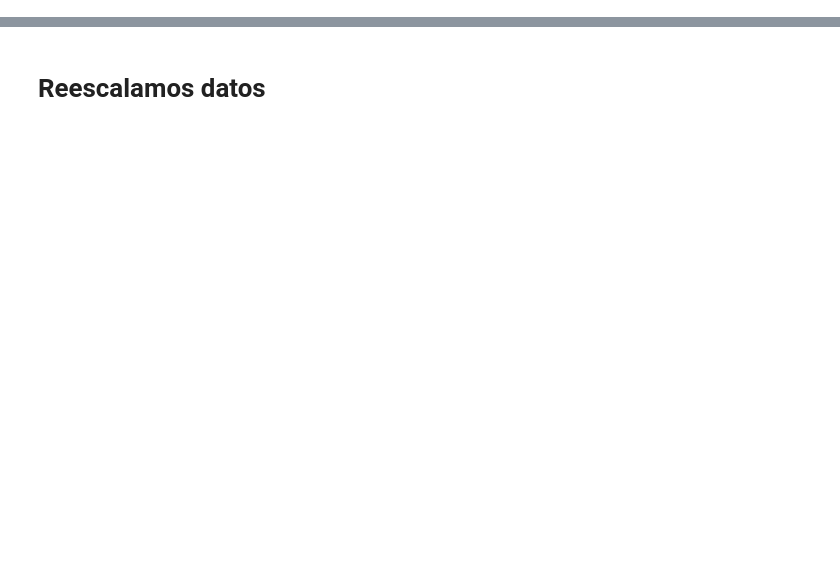
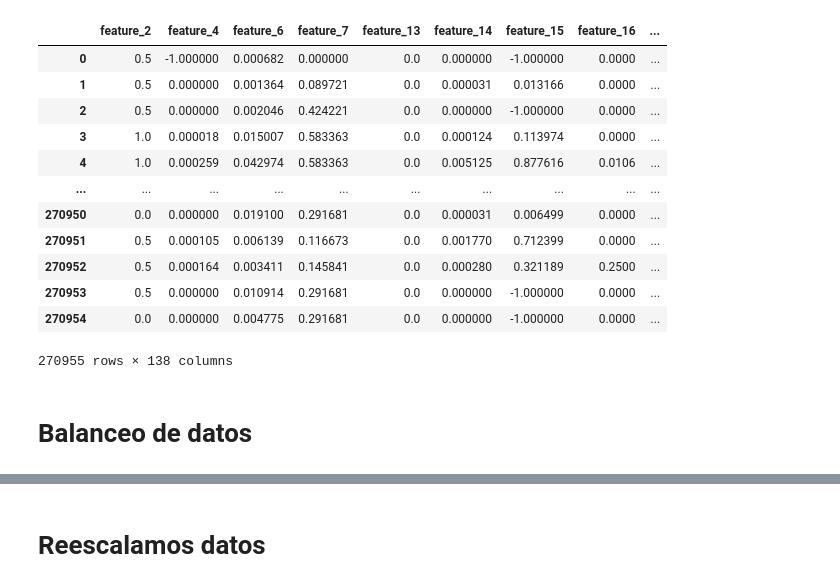
Before and after one commit to FranzValerio/baubap-nn-challenge, a Jupyter notebook: Notebooks/Redes Neuronales/Red Neuronal.ipynb, the cells around one changed output, grey strips where cells are left out. Drawn from its saved outputs; the diff is of its cells as text; code cells hidden in the pictures; blank space fills up the shorter version.

```diff
--- a/Notebooks/Redes Neuronales/Red Neuronal.ipynb
+++ b/Notebooks/Redes Neuronales/Red Neuronal.ipynb
@@ -72,0 +41,19 @@ Name: count, dtype: int64
+# %%
+df_temp = pd.read_pickle('../../Base de datos/Processed/nn_challenge_test_clean.pkl')
+df_temp
+# %% [output]
+|  | feature_2 | feature_4 | feature_6 | feature_7 | feature_13 | feature_14 | feature_15 | feature_16 | ... |
+| 0 | 0.5 | -1.000000 | 0.000682 | 0.000000 | 0.0 | 0.000000 | -1.000000 | 0.0000 | ... |
+| 1 | 0.5 | 0.000000 | 0.001364 | 0.089721 | 0.0 | 0.000031 | 0.013166 | 0.0000 | ... |
+| 2 | 0.5 | 0.000000 | 0.002046 | 0.424221 | 0.0 | 0.000000 | -1.000000 | 0.0000 | ... |
+| 3 | 1.0 | 0.000018 | 0.015007 | 0.583363 | 0.0 | 0.000124 | 0.113974 | 0.0000 | ... |
+| 4 | 1.0 | 0.000259 | 0.042974 | 0.583363 | 0.0 | 0.005125 | 0.877616 | 0.0106 | ... |
+| ... | ... | ... | ... | ... | ... | ... | ... | ... | ... |
+| 270950 | 0.0 | 0.000000 | 0.019100 | 0.291681 | 0.0 | 0.000031 | 0.006499 | 0.0000 | ... |
+| 270951 | 0.5 | 0.000105 | 0.006139 | 0.116673 | 0.0 | 0.001770 | 0.712399 | 0.0000 | ... |
+| 270952 | 0.5 | 0.000164 | 0.003411 | 0.145841 | 0.0 | 0.000280 | 0.321189 | 0.2500 | ... |
+| 270953 | 0.5 | 0.000000 | 0.010914 | 0.291681 | 0.0 | 0.000000 | -1.000000 | 0.0000 | ... |
+| 270954 | 0.0 | 0.000000 | 0.004775 | 0.291681 | 0.0 | 0.000000 | -1.000000 | 0.0000 | ... |
+270955 rows × 138 columns
+# %% [markdown]
+# Balanceo de datos
```
Also changed, not shown: parts of 45 cells of this notebook, 8 other files.
